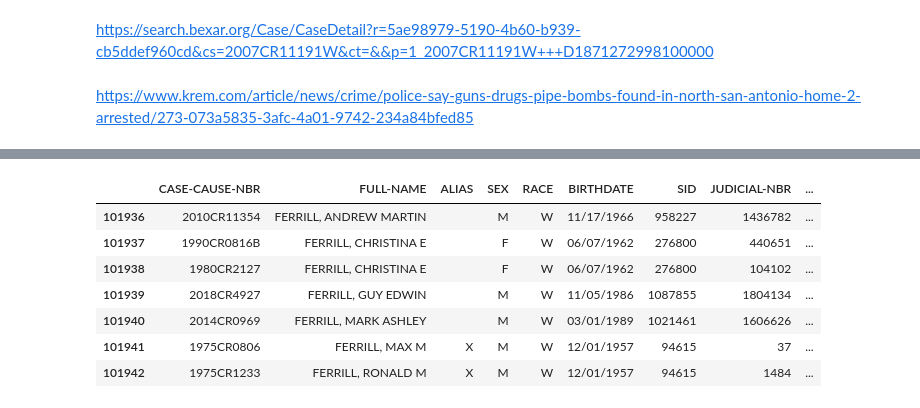
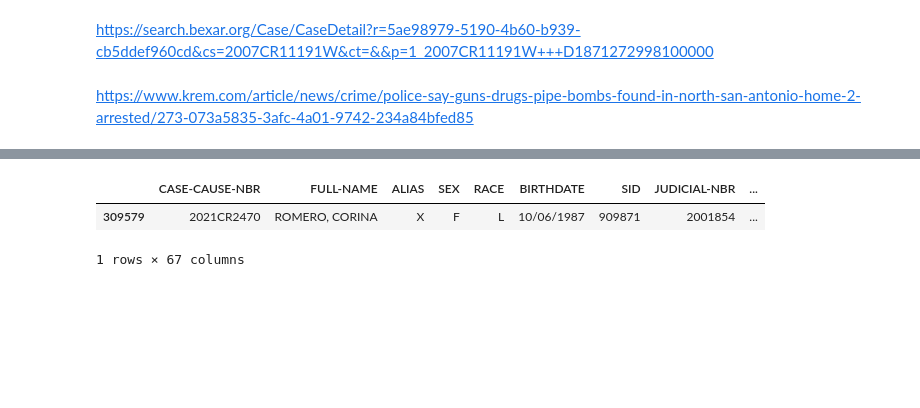
Before and after one commit to ldhagen/Bexar_Records, a Jupyter notebook: Bexar_Records_First_Work.ipynb, the cells around one changed output, grey strips where cells are left out. Drawn from its saved outputs; the diff is of its cells as text; code cells hidden in the pictures; blank space fills up the shorter version.

```diff
--- a/Bexar_Records_First_Work.ipynb
+++ b/Bexar_Records_First_Work.ipynb
@@ -51,7 +51,7 @@ dir()
  'plt',
  'quit']
 # %%
-pd.set_option('display.max_columns', None)
+pd.set_option('display.max_rows', None)
 # %%
 combined_list = [Bexar_Criminal_AB_df, Bexar_Criminal_C_df, Bexar_Criminal_DF_df, Bexar_Criminal_G_df, Bexar_Criminal_HK_df, Bexar_Criminal_L_df, Bexar_Criminal_M_df, Bexar_Criminal_NQ_df, Bexar_Criminal_R_df, Bexar_Criminal_S_df, Bexar_Criminal_TV_df,  Bexar_Criminal_WZ_df]
 # %%
@@ -205,11 +192,6 @@ combined_df[(combined_df['OFFENSE-DATE_dt'] =='2019-07-17')]
 # %%
-combined_df[combined_df['FULL-NAME'].str.contains('FERRILL')]
+combined_df[(combined_df['FULL-NAME'].str.contains('CORINA') & combined_df['FULL-NAME'].str.contains('ROMERO'))]
 # %% [output]
 |  | CASE-CAUSE-NBR | FULL-NAME | ALIAS | SEX | RACE | BIRTHDATE | SID | JUDICIAL-NBR | ... |
-| 101936 | 2010CR11354 | FERRILL, ANDREW MARTIN |  | M | W | 11/17/1966 | 958227 | 1436782 | ... |
-| 101937 | 1990CR0816B | FERRILL, CHRISTINA E |  | F | W | 06/07/1962 | 276800 | 440651 | ... |
-| 101938 | 1980CR2127 | FERRILL, CHRISTINA E |  | F | W | 06/07/1962 | 276800 | 104102 | ... |
-| 101939 | 2018CR4927 | FERRILL, GUY EDWIN |  | M | W | 11/05/1986 | 1087855 | 1804134 | ... |
-| 101940 | 2014CR0969 | FERRILL, MARK ASHLEY |  | M | W | 03/01/1989 | 1021461 | 1606626 | ... |
-| 101941 | 1975CR0806 | FERRILL, MAX M | X | M | W | 12/01/1957 | 94615 | 37 | ... |
-| 101942 | 1975CR1233 | FERRILL, RONALD M | X | M | W | 12/01/1957 | 94615 | 1484 | ... |
+| 309579 | 2021CR2470 | ROMERO, CORINA | X | F | L | 10/06/1987 | 909871 | 2001854 | ... |
+1 rows × 67 columns
```
Also changed, not shown: parts of 16 cells of this notebook.
